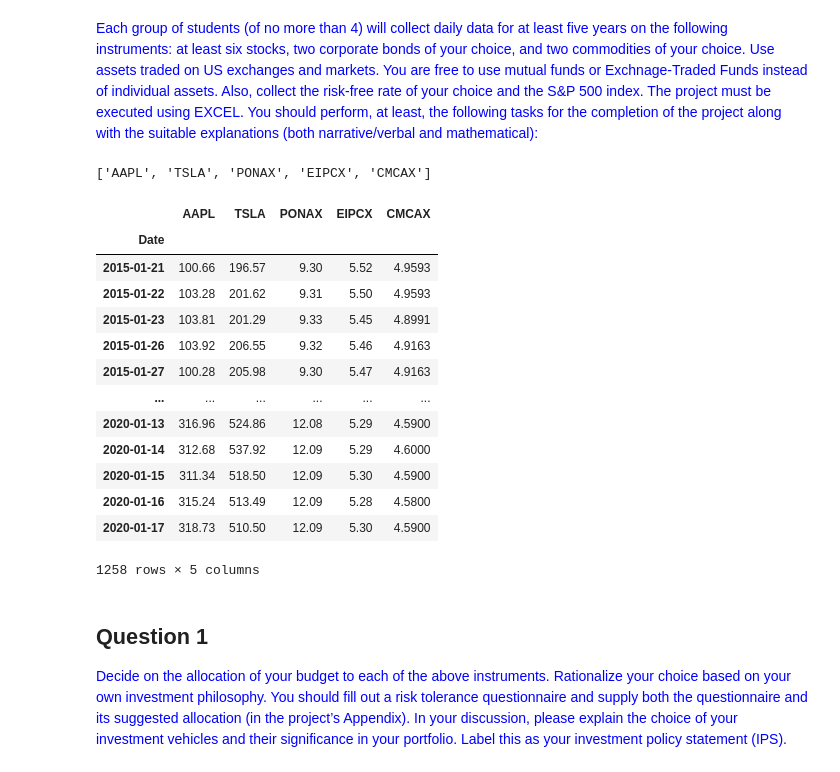
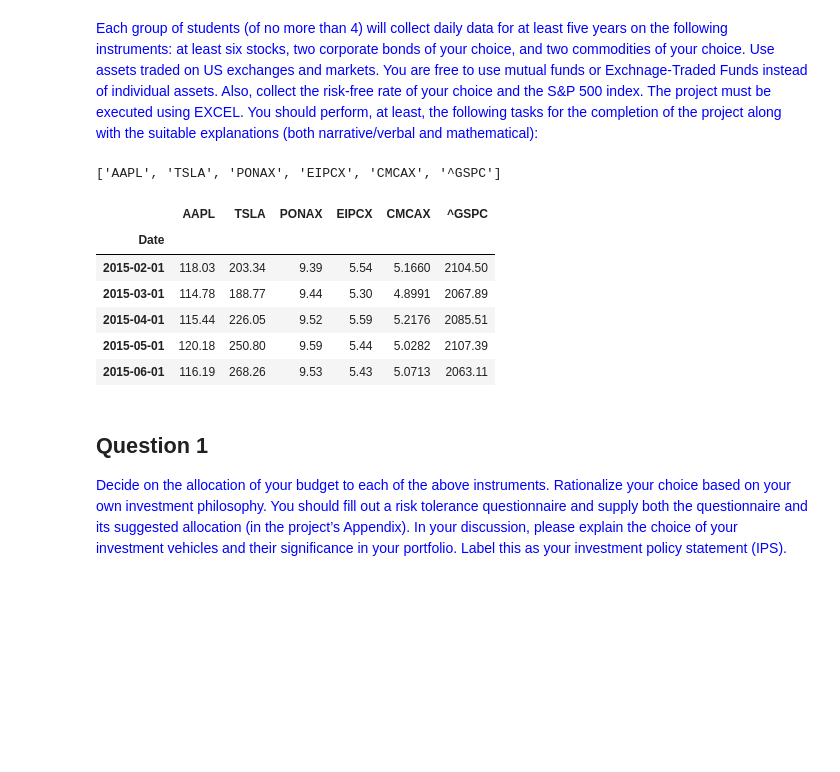
Before and after one commit to nik-dim/Portfolio-Management, a Jupyter notebook: code/FN4329.ipynb, the cells around one changed output. Drawn from its saved outputs; the diff is of its cells as text; code cells hidden in the pictures; blank space fills up the shorter version.

```diff
--- a/code/FN4329.ipynb
+++ b/code/FN4329.ipynb
@@ -11,7 +11,7 @@ import yfinance as yf
 # %%
 # given a list of tickers, this function returns a DataFrame with the Adj Close for the assets specified
 # and the period specified
-def get_data(tickers_list, period,interval = '1d'):
+def get_data(tickers_list, period,interval = '1mo'):
     data = pd.DataFrame(columns=tickers_list)
 
     for ticker in tickers_list:
@@ -27,14 +27,13 @@ stocks = ['AAPL', 'TSLA']
 bonds = ['PONAX']
 commodities = ['EIPCX','CMCAX']
 
-assets = stocks + bonds + commodities
+rf = ['select this']
+sp500 = ['^GSPC']
+
+assets = stocks + bonds + commodities + sp500
 print(assets)
-
-
-rf = ['select this']
-sp500 = ['S&P']
 # %% [output]
-['AAPL', 'TSLA', 'PONAX', 'EIPCX', 'CMCAX']
+['AAPL', 'TSLA', 'PONAX', 'EIPCX', 'CMCAX', '^GSPC']
 # %%
 # fetch daily historical prices (Adj Close) from Yahoo! Finance
 data = get_data(assets, '5y').dropna()
@@ -41,18 +43,11 @@ data = get_data(assets, '5y').dropna()
 # %%
 # show the DataFrame
-data
+data.head()
 # %% [output]
-|  | AAPL | TSLA | PONAX | EIPCX | CMCAX |
-| Date |  |  |  |  |  |
-| 2015-01-21 | 100.66 | 196.57 | 9.30 | 5.52 | 4.9593 |
-| 2015-01-22 | 103.28 | 201.62 | 9.31 | 5.50 | 4.9593 |
-| 2015-01-23 | 103.81 | 201.29 | 9.33 | 5.45 | 4.8991 |
-| 2015-01-26 | 103.92 | 206.55 | 9.32 | 5.46 | 4.9163 |
-| 2015-01-27 | 100.28 | 205.98 | 9.30 | 5.47 | 4.9163 |
-| ... | ... | ... | ... | ... | ... |
-| 2020-01-13 | 316.96 | 524.86 | 12.08 | 5.29 | 4.5900 |
-| 2020-01-14 | 312.68 | 537.92 | 12.09 | 5.29 | 4.6000 |
-| 2020-01-15 | 311.34 | 518.50 | 12.09 | 5.30 | 4.5900 |
-| 2020-01-16 | 315.24 | 513.49 | 12.09 | 5.28 | 4.5800 |
-| 2020-01-17 | 318.73 | 510.50 | 12.09 | 5.30 | 4.5900 |
+|  | AAPL | TSLA | PONAX | EIPCX | CMCAX | ^GSPC |
+| Date |  |  |  |  |  |  |
+| 2015-02-01 | 118.03 | 203.34 | 9.39 | 5.54 | 5.1660 | 2104.50 |
+| 2015-03-01 | 114.78 | 188.77 | 9.44 | 5.30 | 4.8991 | 2067.89 |
+| 2015-04-01 | 115.44 | 226.05 | 9.52 | 5.59 | 5.2176 | 2085.51 |
+| 2015-05-01 | 120.18 | 250.80 | 9.59 | 5.44 | 5.0282 | 2107.39 |
+| 2015-06-01 | 116.19 | 268.26 | 9.53 | 5.43 | 5.0713 | 2063.11 |
-1258 rows × 5 columns
```
Also changed, not shown: parts of 26 cells of this notebook.
